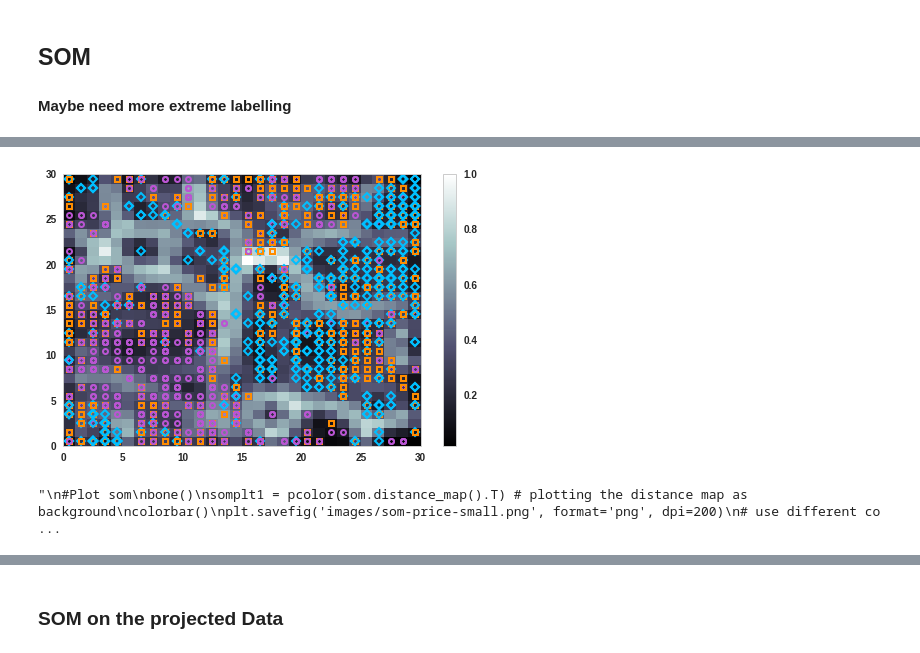
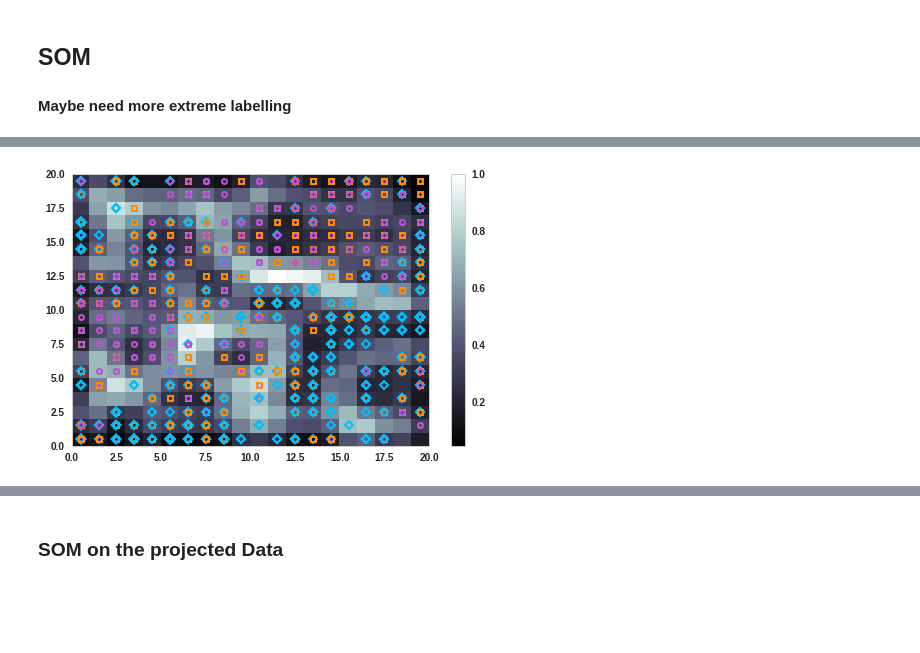
Before and after one commit to edwardfang/IDA_SUSTech_Assignment, a Jupyter notebook: Analysis.ipynb, the cells around one changed output, grey strips where cells are left out. Saved outputs shown, nothing was run; the diff lists cells and outputs as text; code cells hidden in the pictures; blank space fills up the shorter version.

```diff
--- a/Analysis.ipynb
+++ b/Analysis.ipynb
@@ -609,5 +539,5 @@ print(somdata1.shape)
 ## SOM
 #### Maybe need more extreme labelling
 # %%
-som = MiniSom(30, 30, 23, sigma=1.4, learning_rate=0.9)
+som = MiniSom(20, 20, 23, sigma=1.3, learning_rate=0.8)
 som.train_random(somdata1,800) # trains the SOM with 100 iterations
@@ -645,19 +561,19 @@ Index(['accommodates', 'reviews', 'overall_satisfaction', 'bedrooms',
 # %%
 #Plot som
 bone()
 somplt1 = pcolor(som.distance_map().T) # plotting the distance map as background
 colorbar()
 plt.savefig('images/som-price.png', format='png', dpi=200)
 # use different colors and markers for each label
 markers1 = {'high':'o','middle':'s','low':'D'}
 for cnt,xx in enumerate(somdata1):
     w = som.winner(xx) # getting the winner
     # place a marker on the winning position for the sample xx
-    plot(w[0]+.5,w[1]+.5,markers1[dataNomolizaed.loc[cnt,'pricelabel']],markerfacecolor='None',
+    plt.plot(w[0]+.5,w[1]+.5,markers1[dataNomolizaed.loc[cnt,'pricelabel']],markerfacecolor='None',
          markeredgecolor=color1[dataNomolizaed.loc[cnt,'pricelabel']],markersize=5,markeredgewidth=2)
 somplt1.figure.set_size_inches(8,5)
 plt.savefig('images/som-price-label.png', format='png', dpi=200)
 # axis([191,198,110,117])
 show() # show the figure
 # %% [output]
-[figure, old version]
+[figure, new version]
@@ -669,24 +580,3 @@ som.train_random(somdata1,1500) # trains the SOM with 100 iterations
-# %%
-'''
-#Plot som
-bone()
-somplt1 = pcolor(som.distance_map().T) # plotting the distance map as background
-colorbar()
-plt.savefig('images/som-price-small.png', format='png', dpi=200)
-# use different colors and markers for each label
-markers1 = {'high':'o','middle':'s','low':'D'}
-# for cnt,xx in enumerate(somdata1):
-#     w = som.winner(xx) # getting the winner
-#     # place a marker on the winning position for the sample xx
-#     plot(w[0]+.5,w[1]+.5,markers1[dataNomolizaed.loc[cnt,'pricelabel']],markerfacecolor='None',
-#          markeredgecolor=color1[dataNomolizaed.loc[cnt,'pricelabel']],markersize=1,markeredgewidth=2)
-# somplt1.figure.set_size_inches(8,5)
-# plt.savefig('images/som-price-small-label.png', format='png', dpi=200)
-# axis([191,198,110,117])
-show() # show the figure
-'''
-# %% [output]
-"\n#Plot som\nbone()\nsomplt1 = pcolor(som.distance_map().T) # plotting the distance map as background\ncolorbar()\nplt.savefig('images/som-price-small.png', format='png', dpi=200)\n# use different co ...
 # %%
 somdata2 = np.array(dataNomolizaed.drop(axis=1, labels=['overall_satisfaction',
                                                         'pricelabel', 'satisfictionLabel']))
```
Also changed, not shown: parts of 57 cells of this notebook, 31 other files.
